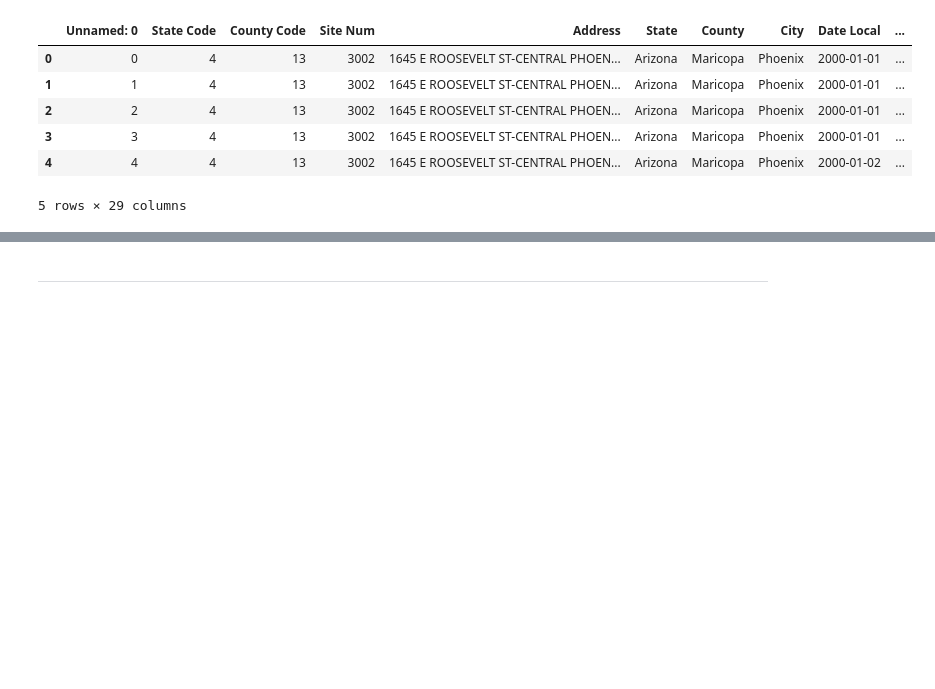
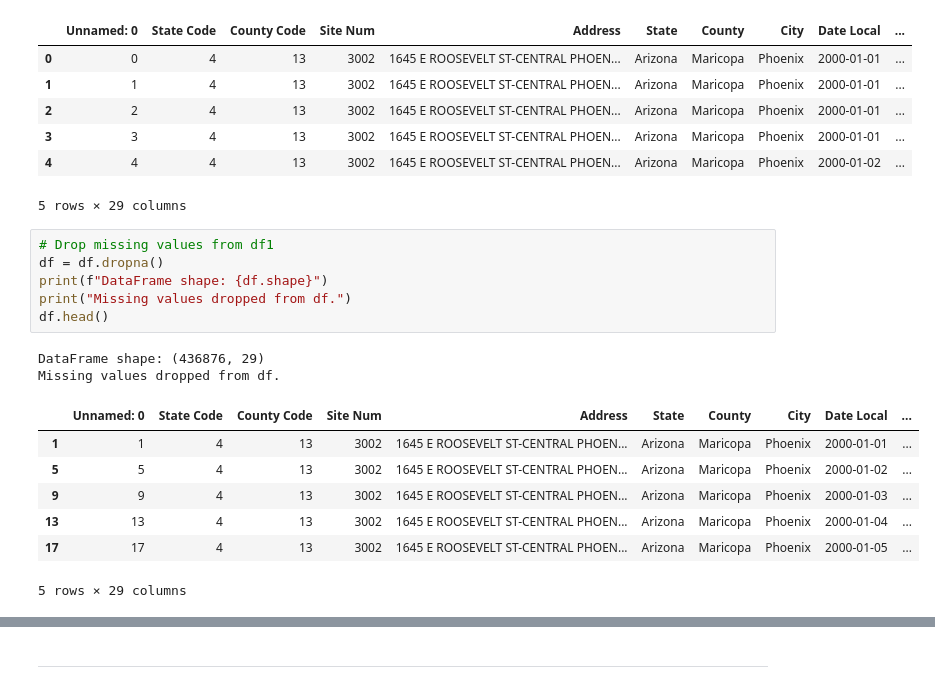
Before and after one commit to FrankiePB95/air-quality-dashboard, a Jupyter notebook: jupyter_notebooks/notebook.ipynb, the cells around one changed output, grey strips where cells are left out. Cells and saved outputs as stored; diff of their text form; blank space fills up the shorter version.

```diff
--- a/jupyter_notebooks/notebook.ipynb
+++ b/jupyter_notebooks/notebook.ipynb
@@ -101,6 +111,22 @@ df.head()
 | 3 | 3 | 4 | 13 | 3002 | 1645 E ROOSEVELT ST-CENTRAL PHOEN... | Arizona | Maricopa | Phoenix | 2000-01-01 | ... |
 | 4 | 4 | 4 | 13 | 3002 | 1645 E ROOSEVELT ST-CENTRAL PHOEN... | Arizona | Maricopa | Phoenix | 2000-01-02 | ... |
 5 rows × 29 columns
+# %%
+# Drop missing values from df1
+df = df.dropna()
+print(f"DataFrame shape: {df.shape}")
+print("Missing values dropped from df.")
+df.head()
+# %% [output]
+DataFrame shape: (436876, 29)
+Missing values dropped from df.
+|  | Unnamed: 0 | State Code | County Code | Site Num | Address | State | County | City | Date Local | ... |
+| 1 | 1 | 4 | 13 | 3002 | 1645 E ROOSEVELT ST-CENTRAL PHOEN... | Arizona | Maricopa | Phoenix | 2000-01-01 | ... |
+| 5 | 5 | 4 | 13 | 3002 | 1645 E ROOSEVELT ST-CENTRAL PHOEN... | Arizona | Maricopa | Phoenix | 2000-01-02 | ... |
+| 9 | 9 | 4 | 13 | 3002 | 1645 E ROOSEVELT ST-CENTRAL PHOEN... | Arizona | Maricopa | Phoenix | 2000-01-03 | ... |
+| 13 | 13 | 4 | 13 | 3002 | 1645 E ROOSEVELT ST-CENTRAL PHOEN... | Arizona | Maricopa | Phoenix | 2000-01-04 | ... |
+| 17 | 17 | 4 | 13 | 3002 | 1645 E ROOSEVELT ST-CENTRAL PHOEN... | Arizona | Maricopa | Phoenix | 2000-01-05 | ... |
+5 rows × 29 columns
 # %%
 # Extract a random, fractioned sample of the data of 2500 values for analytic purposes
 # Also return the new data shape
```
Also changed, not shown: parts of 25 cells of this notebook.
